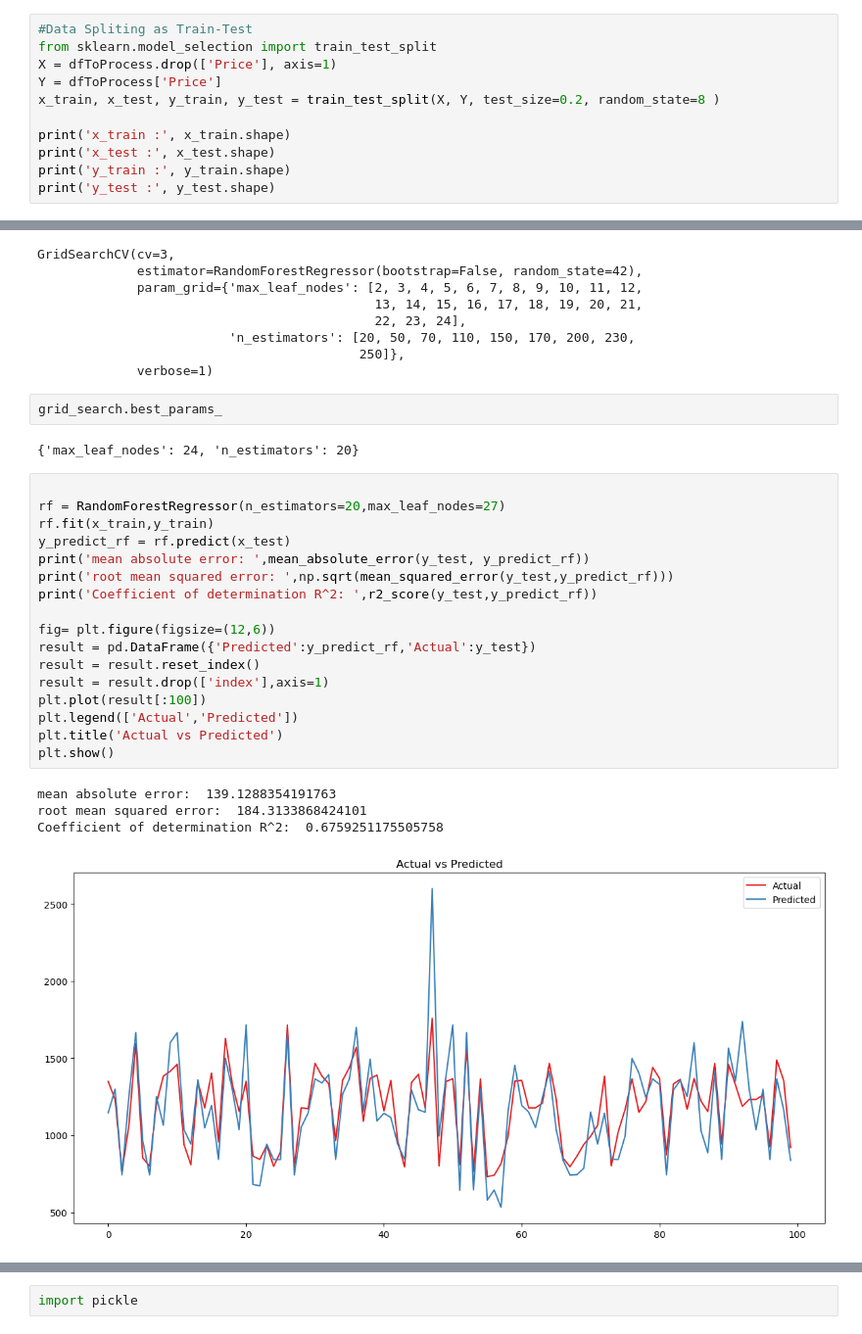
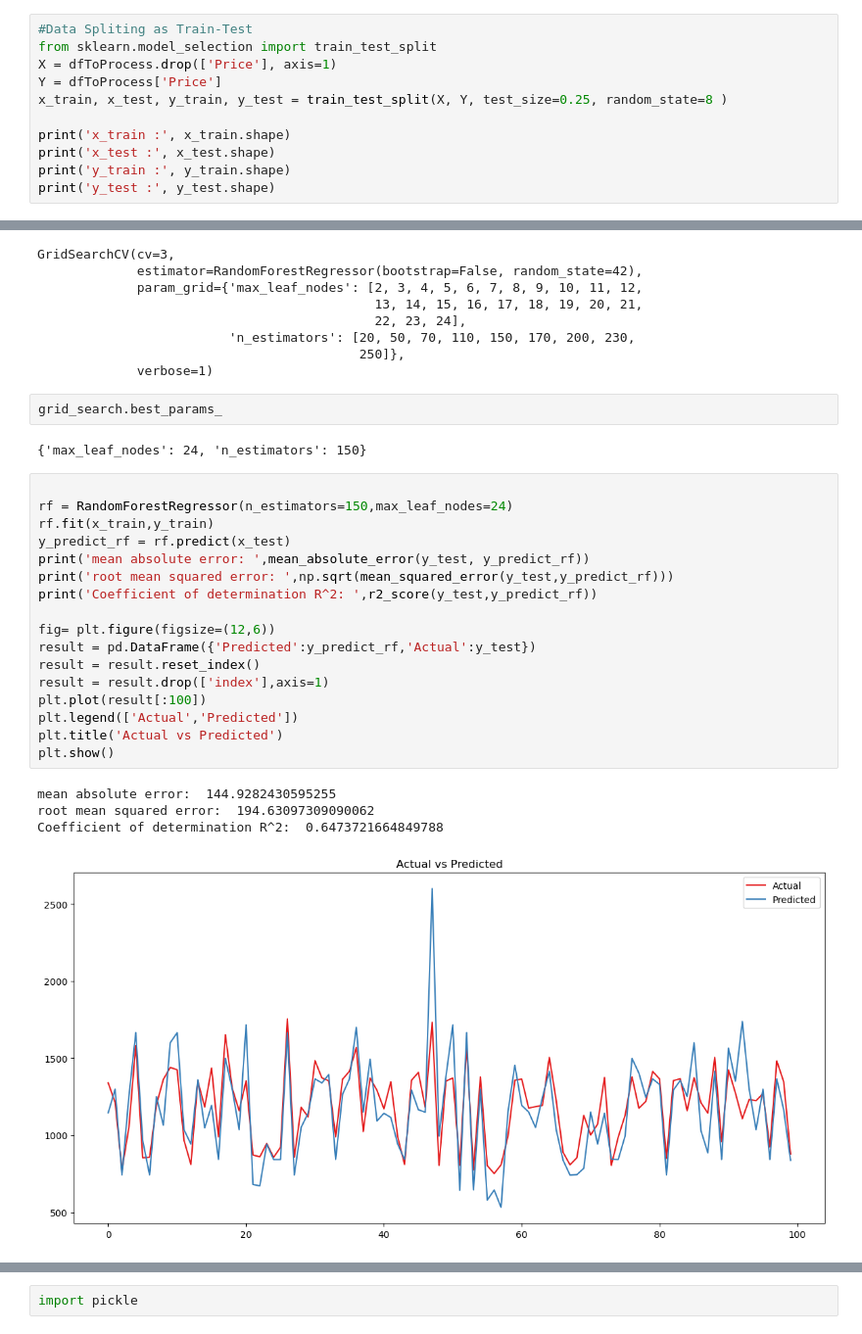
Before and after one commit to mustafakacarr/Flight-Price-Prediction-With-ML, a Jupyter notebook: FlightPricePrediction-EDA.ipynb, the cells around one changed output, grey strips where cells are left out. Shown at 98% size. Saved outputs shown, nothing was run; the diff lists cells and outputs as text.

```diff
--- a/FlightPricePrediction-EDA.ipynb
+++ b/FlightPricePrediction-EDA.ipynb
@@ -362,7 +361,7 @@ from sklearn.metrics import r2_score, mean_squared_error, mean_absolute_error
 from sklearn.model_selection import train_test_split
 X = dfToProcess.drop(['Price'], axis=1)
 Y = dfToProcess['Price']
-x_train, x_test, y_train, y_test = train_test_split(X, Y, test_size=0.2, random_state=8 )
+x_train, x_test, y_train, y_test = train_test_split(X, Y, test_size=0.25, random_state=8 )
 
 print('x_train :', x_train.shape)
 print('x_test :', x_test.shape)
@@ -725,27 +723,27 @@ GridSearchCV(cv=3,
 # %%
 grid_search.best_params_
 # %% [output]
-{'max_leaf_nodes': 24, 'n_estimators': 20}
+{'max_leaf_nodes': 24, 'n_estimators': 150}
 # %%
 
-rf = RandomForestRegressor(n_estimators=20,max_leaf_nodes=27)
+rf = RandomForestRegressor(n_estimators=150,max_leaf_nodes=24)
 rf.fit(x_train,y_train)
 y_predict_rf = rf.predict(x_test)
 print('mean absolute error: ',mean_absolute_error(y_test, y_predict_rf))
 print('root mean squared error: ',np.sqrt(mean_squared_error(y_test,y_predict_rf)))
 print('Coefficient of determination R^2: ',r2_score(y_test,y_predict_rf))
 
 fig= plt.figure(figsize=(12,6))
 result = pd.DataFrame({'Predicted':y_predict_rf,'Actual':y_test})
 result = result.reset_index()
 result = result.drop(['index'],axis=1)
 plt.plot(result[:100])
 plt.legend(['Actual','Predicted'])
 plt.title('Actual vs Predicted')
 plt.show()
 # %% [output]
-mean absolute error:  139.1288354191763
-root mean squared error:  184.3133868424101
-Coefficient of determination R^2:  0.6759251175505758
+mean absolute error:  144.9282430595255
+root mean squared error:  194.63097309090062
+Coefficient of determination R^2:  0.6473721664849788
-[figure, old version]
+[figure, new version]
 # %% [markdown]
```
Also changed, not shown: parts of 19 cells of this notebook, 6 other files.
